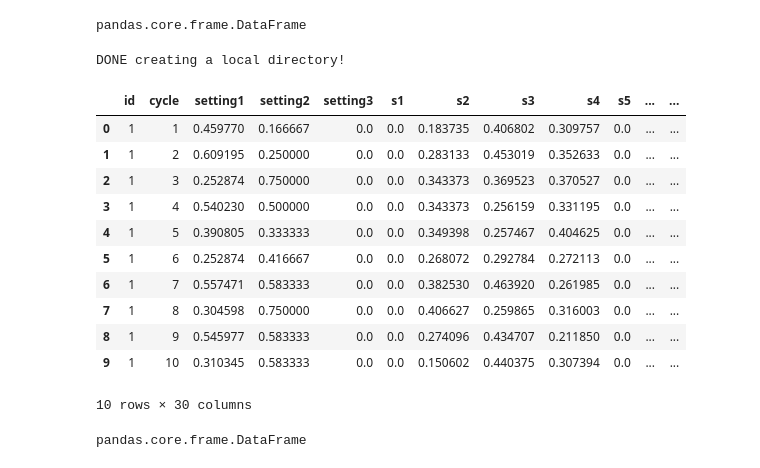
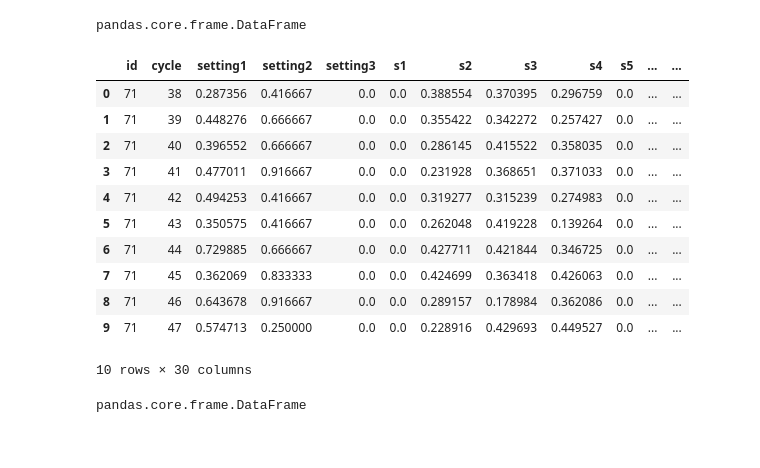
Before and after one commit to Azure-Samples/MachineLearningSamples-DeepLearningforPredictiveMaintenance, a Jupyter notebook: Code/2_model_building_and_evaluation.ipynb, the cells around one changed output. Saved outputs shown, nothing was run; the diff lists cells and outputs as text; code cells hidden in the pictures.

```diff
--- a/Code/2_model_building_and_evaluation.ipynb
+++ b/Code/2_model_building_and_evaluation.ipynb
@@ -49,7 +50,7 @@ ACCOUNT_KEY = "<your blob storage account key>"
 
 #-------------------------------------------------------------------------------------------
 # The data from the Data Ingestion and Preparation notebook is stored in the sensordata ingestion container.
-CONTAINER_NAME = "sensordataingestiontest"
+CONTAINER_NAME = "sensordataingestionpm"
 
 # Connect to your blob service
 az_blob_service = BlockBlobService(account_name=ACCOUNT_NAME, account_key=ACCOUNT_KEY)
@@ -59,27 +60,12 @@ az_blob_service = BlockBlobService(account_name=ACCOUNT_NAME, account_key=ACCOUN
 # See https://github.com/Azure/ViennaDocs/blob/master/Documentation/UsingBlobForStorage.md
 # for details.
 
-# This is the final feature data file. #FEATURES_LOCAL_DIRECT
+# This is the final feature data file.
 TRAIN_DATA = 'PM_train_files.parquet'
 TEST_DATA = 'PM_test_files.parquet'
-
-# This is where we store the final model data file.
-LOCAL_DIRECT = 'model_result.parquet'
 # %% [markdown]
 Load the data and dump a short summary of the resulting DataFrame.
 # %%
-# load the previous created final dataset into the workspace
-# create a local path where we store results
-if not os.path.exists(TRAIN_DATA):
-    os.makedirs(TRAIN_DATA)
-    print('DONE creating a local directory!')
-
-# download the entire parquet result folder to local path for a new run
-for blob in az_blob_service.list_blobs(CONTAINER_NAME):
-    if TRAIN_DATA in blob.name:
-        local_file = os.path.join(TRAIN_DATA, os.path.basename(blob.name))
-        az_blob_service.get_blob_to_path(CONTAINER_NAME, blob.name, local_file)
-
 # load the previous created final dataset into the workspace
 # create a local path where we store results
 if not os.path.exists(TRAIN_DATA):
@@ -114,47 +99,34 @@ type(train_df)
 # %% [output]
 pandas.core.frame.DataFrame
 # %%
-# load the previous created final dataset into the workspace
-# create a local path where we store results
-if not os.path.exists(TEST_DATA):
-    os.makedirs(TEST_DATA)
-    print('DONE creating a local directory!')
-
-# download the entire parquet result folder to local path for a new run
-for blob in az_blob_service.list_blobs(CONTAINER_NAME):
-    if TRAIN_DATA in blob.name:
-        local_file = os.path.join(TEST_DATA, os.path.basename(blob.name))
-        az_blob_service.get_blob_to_path(CONTAINER_NAME, blob.name, local_file)
-
 # load the previous created final dataset into the workspace
 # create a local path where we store results
 if not os.path.exists(TEST_DATA):
     os.makedirs(TEST_DATA)
     print('DONE creating a local directory!')
 
 # download the entire parquet result folder to local path for a new run
 for blob in az_blob_service.list_blobs(CONTAINER_NAME):
     if TEST_DATA in blob.name:
         local_file = os.path.join(TEST_DATA, os.path.basename(blob.name))
         az_blob_service.get_blob_to_path(CONTAINER_NAME, blob.name, local_file)
 
-test_df = spark.read.parquet(TRAIN_DATA)
+test_df = spark.read.parquet(TEST_DATA)
 test_df = test_df.toPandas()
 test_df.head(10)
 # %% [output]
+|  | id | cycle | setting1 | setting2 | setting3 | s1 | s2 | s3 | s4 | s5 | ... | ... |
+| 0 | 71 | 38 | 0.287356 | 0.416667 | 0.0 | 0.0 | 0.388554 | 0.370395 | 0.296759 | 0.0 | ... | ... |
+| 1 | 71 | 39 | 0.448276 | 0.666667 | 0.0 | 0.0 | 0.355422 | 0.342272 | 0.257427 | 0.0 | ... | ... |
+| 2 | 71 | 40 | 0.396552 | 0.666667 | 0.0 | 0.0 | 0.286145 | 0.415522 | 0.358035 | 0.0 | ... | ... |
+| 3 | 71 | 41 | 0.477011 | 0.916667 | 0.0 | 0.0 | 0.231928 | 0.368651 | 0.371033 | 0.0 | ... | ... |
+| 4 | 71 | 42 | 0.494253 | 0.416667 | 0.0 | 0.0 | 0.319277 | 0.315239 | 0.274983 | 0.0 | ... | ... |
+| 5 | 71 | 43 | 0.350575 | 0.416667 | 0.0 | 0.0 | 0.262048 | 0.419228 | 0.139264 | 0.0 | ... | ... |
+| 6 | 71 | 44 | 0.729885 | 0.666667 | 0.0 | 0.0 | 0.427711 | 0.421844 | 0.346725 | 0.0 | ... | ... |
+| 7 | 71 | 45 | 0.362069 | 0.833333 | 0.0 | 0.0 | 0.424699 | 0.363418 | 0.426063 | 0.0 | ... | ... |
+| 8 | 71 | 46 | 0.643678 | 0.916667 | 0.0 | 0.0 | 0.289157 | 0.178984 | 0.362086 | 0.0 | ... | ... |
+| 9 | 71 | 47 | 0.574713 | 0.250000 | 0.0 | 0.0 | 0.228916 | 0.429693 | 0.449527 | 0.0 | ... | ... |
-DONE creating a local directory!
+10 rows × 30 columns
-|  | id | cycle | setting1 | setting2 | setting3 | s1 | s2 | s3 | s4 | s5 | ... | ... |
-| 0 | 1 | 1 | 0.459770 | 0.166667 | 0.0 | 0.0 | 0.183735 | 0.406802 | 0.309757 | 0.0 | ... | ... |
-| 1 | 1 | 2 | 0.609195 | 0.250000 | 0.0 | 0.0 | 0.283133 | 0.453019 | 0.352633 | 0.0 | ... | ... |
-| 2 | 1 | 3 | 0.252874 | 0.750000 | 0.0 | 0.0 | 0.343373 | 0.369523 | 0.370527 | 0.0 | ... | ... |
-| 3 | 1 | 4 | 0.540230 | 0.500000 | 0.0 | 0.0 | 0.343373 | 0.256159 | 0.331195 | 0.0 | ... | ... |
-| 4 | 1 | 5 | 0.390805 | 0.333333 | 0.0 | 0.0 | 0.349398 | 0.257467 | 0.404625 | 0.0 | ... | ... |
-| 5 | 1 | 6 | 0.252874 | 0.416667 | 0.0 | 0.0 | 0.268072 | 0.292784 | 0.272113 | 0.0 | ... | ... |
-| 6 | 1 | 7 | 0.557471 | 0.583333 | 0.0 | 0.0 | 0.382530 | 0.463920 | 0.261985 | 0.0 | ... | ... |
-| 7 | 1 | 8 | 0.304598 | 0.750000 | 0.0 | 0.0 | 0.406627 | 0.259865 | 0.316003 | 0.0 | ... | ... |
-| 8 | 1 | 9 | 0.545977 | 0.583333 | 0.0 | 0.0 | 0.274096 | 0.434707 | 0.211850 | 0.0 | ... | ... |
-| 9 | 1 | 10 | 0.310345 | 0.583333 | 0.0 | 0.0 | 0.150602 | 0.440375 | 0.307394 | 0.0 | ... | ... |
-10 rows × 30 columns
 # %%
 type(test_df)
 # %% [output]
```
Also changed, not shown: parts of 32 cells of this notebook, 2 other files.
